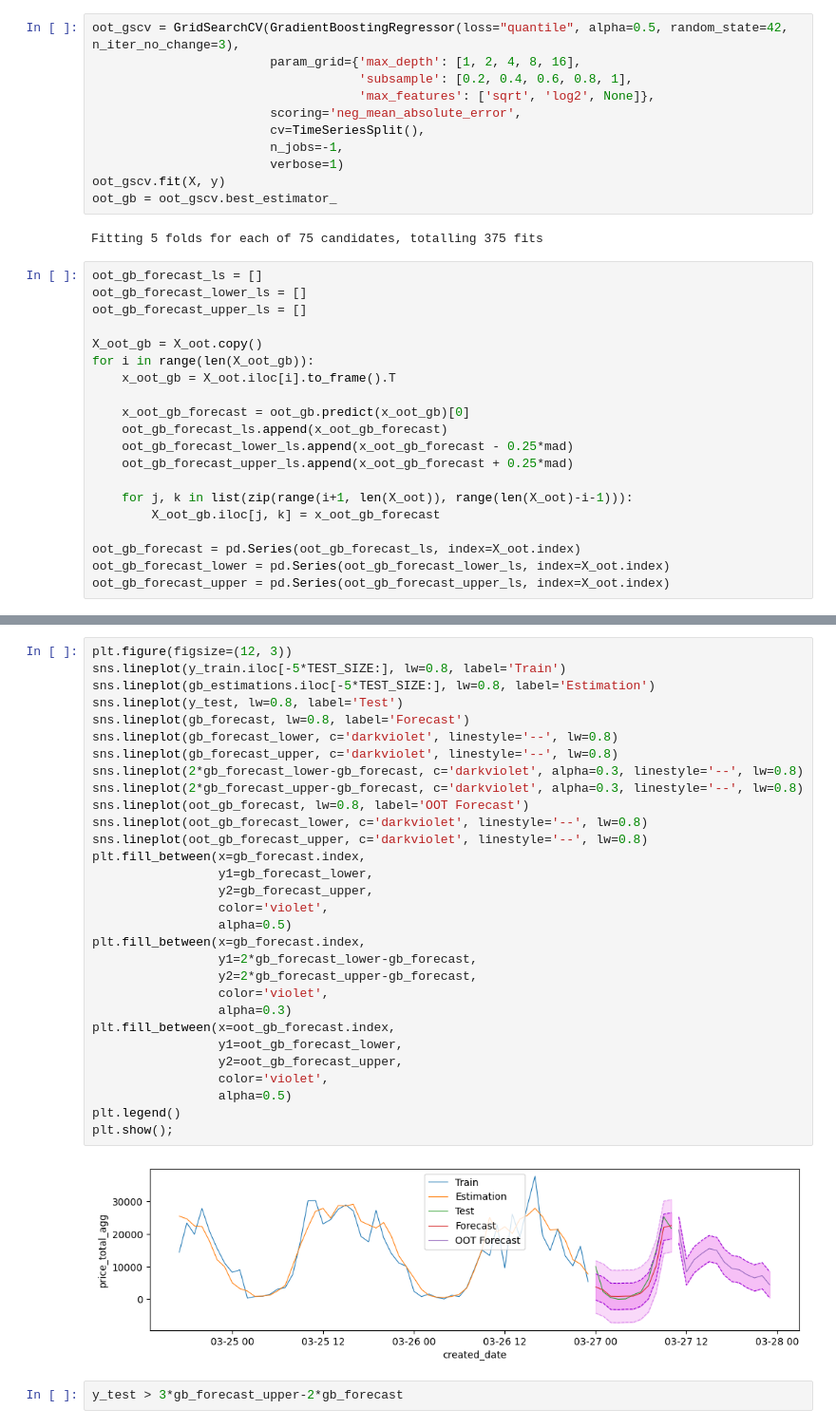
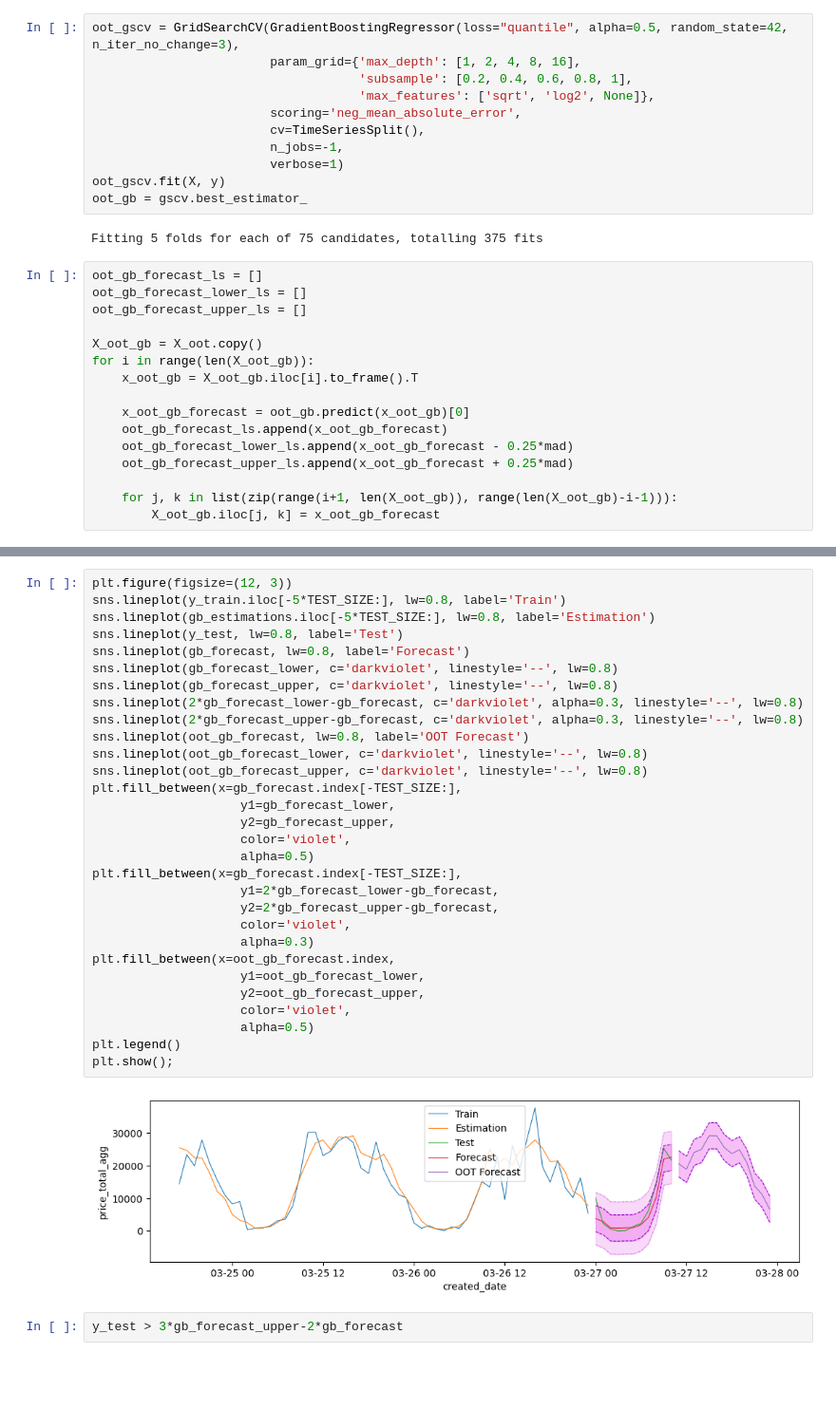
Before and after one commit to jeffc05/sinatra_sales_forecasting, a Jupyter notebook: sales_forecasting.ipynb, the cells around one changed output, grey strips where cells are left out. Shown at 95% size. Saved outputs shown, nothing was run; the diff lists cells and outputs as text; blank space fills up the shorter version.

```diff
--- a/sales_forecasting.ipynb
+++ b/sales_forecasting.ipynb
@@ -531,7 +529,7 @@ oot_gscv = GridSearchCV(GradientBoostingRegressor(loss="quantile", alpha=0.5, ra
                         n_jobs=-1,
                         verbose=1)
 oot_gscv.fit(X, y)
-oot_gb = oot_gscv.best_estimator_
+oot_gb = gscv.best_estimator_
 # %% [output]
 Fitting 5 folds for each of 75 candidates, totalling 375 fits
 # %%
@@ -541,16 +539,12 @@ oot_gb_forecast_upper_ls = []
 
 X_oot_gb = X_oot.copy()
 for i in range(len(X_oot_gb)):
-    x_oot_gb = X_oot.iloc[i].to_frame().T
+    x_oot_gb = X_oot_gb.iloc[i].to_frame().T
 
     x_oot_gb_forecast = oot_gb.predict(x_oot_gb)[0]
     oot_gb_forecast_ls.append(x_oot_gb_forecast)
     oot_gb_forecast_lower_ls.append(x_oot_gb_forecast - 0.25*mad)
     oot_gb_forecast_upper_ls.append(x_oot_gb_forecast + 0.25*mad)
 
-    for j, k in list(zip(range(i+1, len(X_oot)), range(len(X_oot)-i-1))):
+    for j, k in list(zip(range(i+1, len(X_oot_gb)), range(len(X_oot_gb)-i-1))):
         X_oot_gb.iloc[j, k] = x_oot_gb_forecast
-
-oot_gb_forecast = pd.Series(oot_gb_forecast_ls, index=X_oot.index)
-oot_gb_forecast_lower = pd.Series(oot_gb_forecast_lower_ls, index=X_oot.index)
-oot_gb_forecast_upper = pd.Series(oot_gb_forecast_upper_ls, index=X_oot.index)
@@ -557,35 +570,35 @@ oot_gb_forecast_upper = pd.Series(oot_gb_forecast_upper_ls, index=X_oot.index)
 # %%
 plt.figure(figsize=(12, 3))
 sns.lineplot(y_train.iloc[-5*TEST_SIZE:], lw=0.8, label='Train')
 sns.lineplot(gb_estimations.iloc[-5*TEST_SIZE:], lw=0.8, label='Estimation')
 sns.lineplot(y_test, lw=0.8, label='Test')
 sns.lineplot(gb_forecast, lw=0.8, label='Forecast')
 sns.lineplot(gb_forecast_lower, c='darkviolet', linestyle='--', lw=0.8)
 sns.lineplot(gb_forecast_upper, c='darkviolet', linestyle='--', lw=0.8)
 sns.lineplot(2*gb_forecast_lower-gb_forecast, c='darkviolet', alpha=0.3, linestyle='--', lw=0.8)
 sns.lineplot(2*gb_forecast_upper-gb_forecast, c='darkviolet', alpha=0.3, linestyle='--', lw=0.8)
 sns.lineplot(oot_gb_forecast, lw=0.8, label='OOT Forecast')
 sns.lineplot(oot_gb_forecast_lower, c='darkviolet', linestyle='--', lw=0.8)
 sns.lineplot(oot_gb_forecast_upper, c='darkviolet', linestyle='--', lw=0.8)
-plt.fill_between(x=gb_forecast.index,
-                 y1=gb_forecast_lower,
-                 y2=gb_forecast_upper,
-                 color='violet',
-                 alpha=0.5)
-plt.fill_between(x=gb_forecast.index,
-                 y1=2*gb_forecast_lower-gb_forecast,
-                 y2=2*gb_forecast_upper-gb_forecast,
-                 color='violet',
-                 alpha=0.3)
+plt.fill_between(x=gb_forecast.index[-TEST_SIZE:],
+                    y1=gb_forecast_lower,
+                    y2=gb_forecast_upper,
+                    color='violet',
+                    alpha=0.5)
+plt.fill_between(x=gb_forecast.index[-TEST_SIZE:],
+                    y1=2*gb_forecast_lower-gb_forecast,
+                    y2=2*gb_forecast_upper-gb_forecast,
+                    color='violet',
+                    alpha=0.3)
 plt.fill_between(x=oot_gb_forecast.index,
-                 y1=oot_gb_forecast_lower,
-                 y2=oot_gb_forecast_upper,
-                 color='violet',
-                 alpha=0.5)
+                    y1=oot_gb_forecast_lower,
+                    y2=oot_gb_forecast_upper,
+                    color='violet',
+                    alpha=0.5)
 plt.legend()
 plt.show();
 # %% [output]
-[figure, old version]
+[figure, new version]
 # %%
 y_test > 3*gb_forecast_upper-2*gb_forecast
 # %% [output]
```
Also changed, not shown: parts of 25 cells of this notebook, 7 other files.
